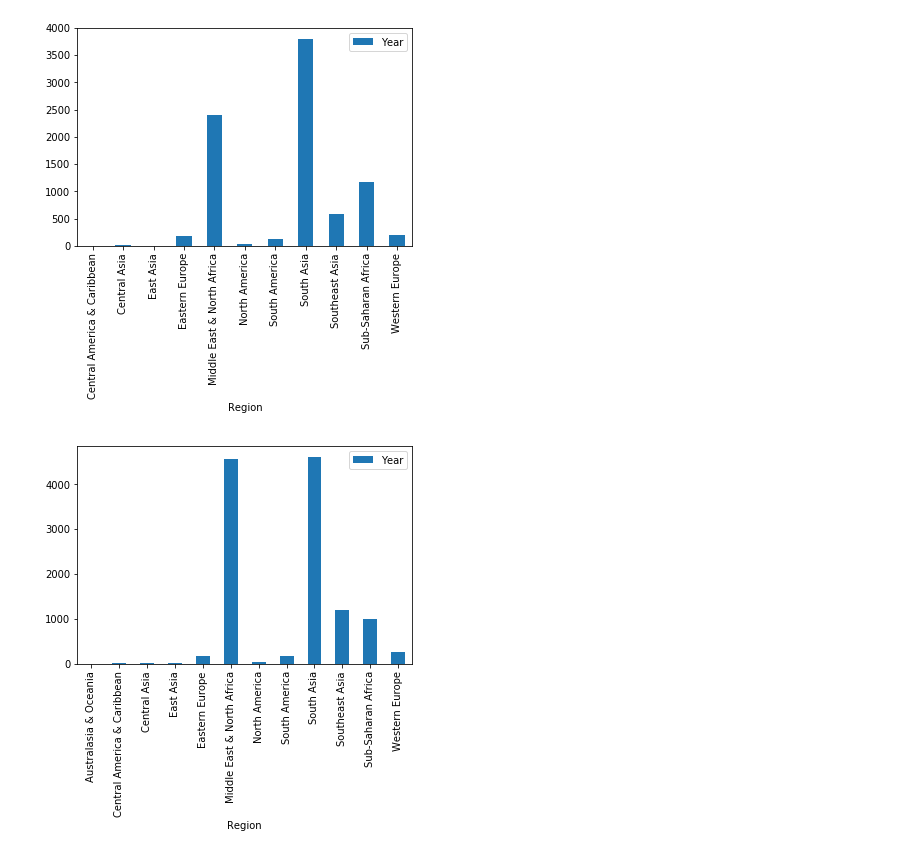
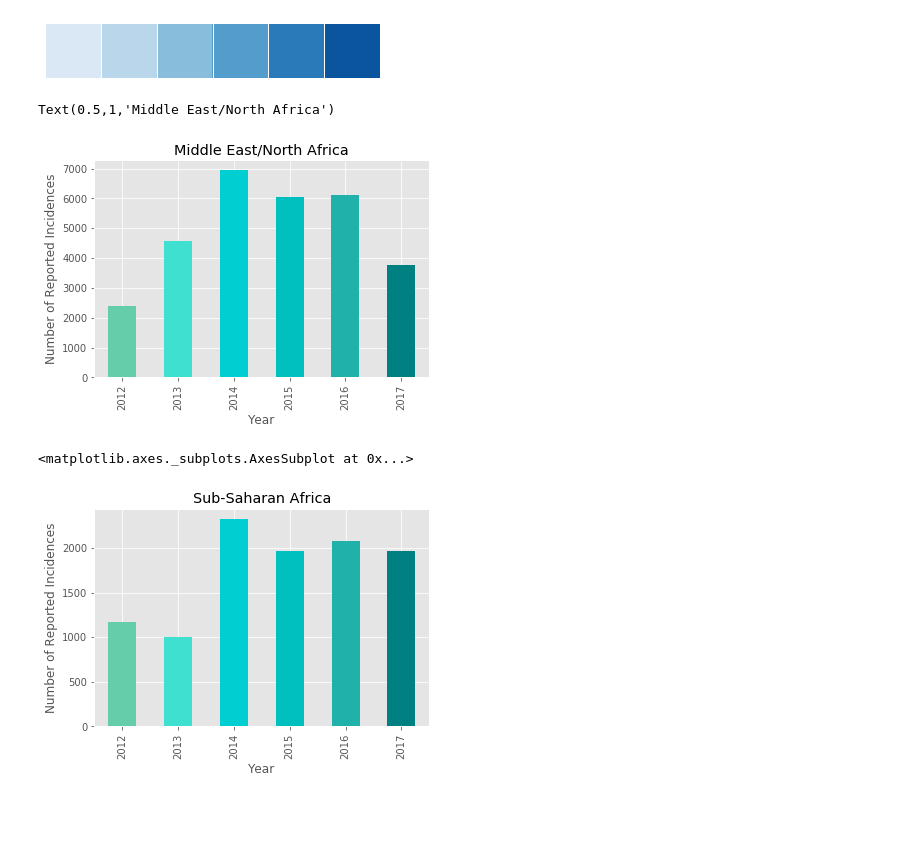
Before and after one commit to kristen-hyman/Group_Project, a Jupyter notebook: kristen_file.ipynb, the cells around one changed output. Drawn from its saved outputs; the diff is of its cells as text; code cells hidden in the pictures; blank space fills up the shorter version.

Commit message:
color scheme

```diff
--- a/kristen_file.ipynb
+++ b/kristen_file.ipynb
@@ -98,18 +107,37 @@ Combined3Rename.head(10)
-# %%
-#plot lines
-
-#xaxis = Chart2012.keys()
-
-Bar2012 = Chart2012.plot(kind='bar')
-Bar2013 = Chart2013.plot(kind='bar')
-
-
-# Set the xlabel and ylabel using class methods
-Bar.set_xlabel("Region")
-Bar.set_ylabel("Count")
-
-
-plt.show()
-# %% [output]
-[figure, removed]
-[figure, removed]
+# %%
+#Middle East Chart
+MiddleEast = Combined5Rename.iloc[4,:]
+Africa = Combined5Rename.iloc[9, :]
+# %%
+sns.palplot(sns.color_palette("Blues"))
+# %% [output]
+[figure, added]
+# %%
+
+MEbarchart = MiddleEast.plot(kind='bar', colors = ["mediumaquamarine","turquoise",
+                             "darkturquoise","c","lightseagreen","teal"])
+
+#MEbarchart.set_color_cycle(sns.color_palette("coolwarm_r",6))
+
+
+
+# Set the xlabel and ylabel using class methods
+
+MEbarchart.set_xlabel("Year")
+MEbarchart.set_ylabel("Number of Reported Incidences")
+MEbarchart.set_title("Middle East/North Africa")
+# %% [output]
+Text(0.5,1,'Middle East/North Africa')
+[figure, added]
+# %%
+
+africabarchart = Africa.plot(kind='bar',colors = ["mediumaquamarine","turquoise",
+                             "darkturquoise","c","lightseagreen","teal"])
+africabarchart.set_xlabel("Year")
+africabarchart.set_ylabel("Number of Reported Incidences")
+africabarchart.set_title("Sub-Saharan Africa")
+
+africabarchart
+# %% [output]
+<matplotlib.axes._subplots.AxesSubplot at 0x...>
+[figure, added]
```
Also changed, not shown: parts of 3 cells of this notebook.
